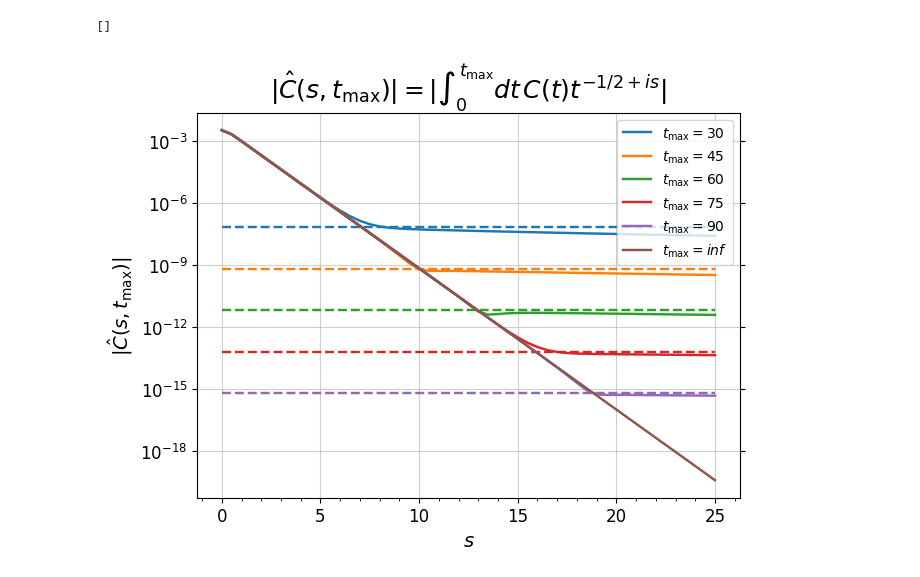
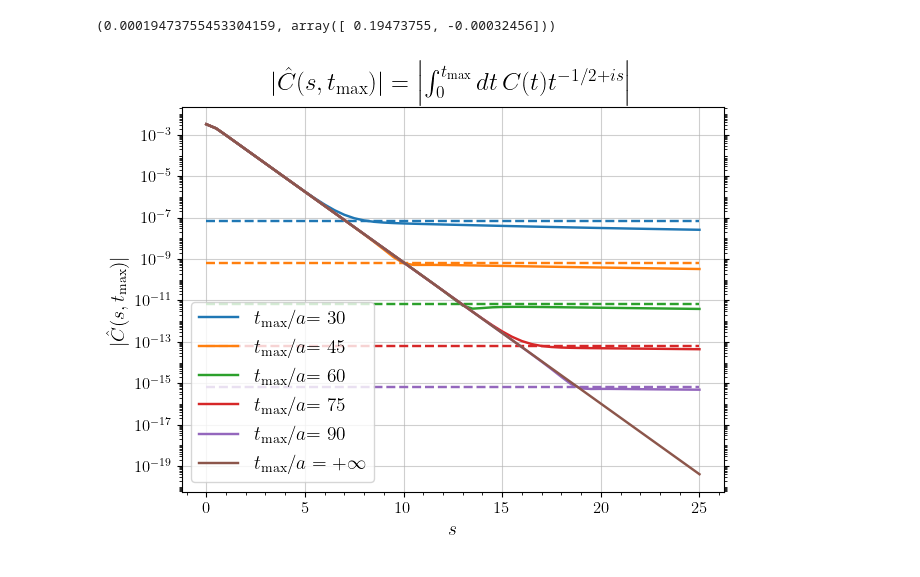
Before and after one commit to DiegoToniolo/Analysis_spectral_densities, a Jupyter notebook: plots_single_exp.ipynb, the cells around one changed output. Cells and saved outputs as stored; diff of their text form; code cells hidden in the pictures.

```diff
--- a/plots_single_exp.ipynb
+++ b/plots_single_exp.ipynb
@@ -180,29 +183,36 @@ def bound_smax(w, s_max, n, par, cov, smearing = "Tikhonov", sigma = 1e-6, t_max
         mell += b
         #J_mell += J_b
     return (not print_J)*(c * mell.real, c * np.sqrt(J_mell.real.T @ cov @ J_mell.real)) + (print_J)*(c*mell.real, c*J_mell.real)
+# %%
+bound_smax(0.5, 18, 0, [0.001, 0.3], np.diag([0, 0]), "Breit-Wigner", 270*0.065/197.3, +np.inf, True)
+# %% [output]
+(0.00019473755453304159, array([ 0.19473755, -0.00032456]))
 # %%
 par = np.array([0.001, 0.3])
 t_max = [30, 45, 60, 75, 90, +np.inf]
 s = np.linspace(0.0001, 25, 51)
 
 for ti in range(len(t_max)):
     y, J = mellin_C2(s, par, 0, t_max[ti])
     mod, _ = modulus(y, J, print_J=True)
-    line, = plt.plot(s, np.sqrt(2*np.pi)*mod, label = r"$t_\mathrm{max}$"+r"$={}$".format(t_max[ti]))
+    if t_max[ti] == +np.inf:
+        line, = plt.plot(s, np.sqrt(2*np.pi)*mod, label = r"$t_\mathrm{max}/a = +\infty$")
+    else:
+        line, = plt.plot(s, np.sqrt(2*np.pi)*mod, label = r"$t_\mathrm{max}/a$"+r"$={}$".format(t_max[ti]))
     b, _= bound_mellin(t_max[ti], par, 0, 0, print_J=True)
     plt.plot(s, np.sqrt(2*np.pi)*np.full(len(s), b), linestyle='--', color=line.get_color())
 plt.legend()
 plt.xlabel(r"$s$")
 plt.ylabel(r"$|\hat{C}(s, t_\mathrm{max})|$")
-plt.title(r"$|\hat{C}(s, t_\mathrm{max})|=|\int_0^{t_\mathrm{max}}dt\,C(t)t^{-1/2+is}|$")
+plt.title(r"$|\hat{C}(s, t_\mathrm{max})|=\left\vert\int_0^{t_\mathrm{max}}dt\,C(t)t^{-1/2+is}\right\vert$")
+ax = plt.gca()
+plt.semilogy()
 ax = plt.gca()
 ax.xaxis.set_major_locator(MultipleLocator(5))
 ax.xaxis.set_minor_locator(MultipleLocator(1))
-ax.yaxis.set_major_locator(LogLocator(10))
-ax.yaxis.set_minor_locator(LogLocator(base=10.0,subs=np.arange(10, 100, 10),numticks=20))
+ax.yaxis.set_major_locator(LogLocator(10, numticks=15))
+ax.yaxis.set_minor_locator(LogLocator(base=10.0,subs=np.arange(10, 100, 10)*0.1,numticks=20))
 ax.yaxis.set_minor_formatter(NullFormatter())
-plt.semilogy()
 # %% [output]
-[]
-[figure, old version]
+[figure, new version]
 # %%
```
Also changed, not shown: parts of 4 cells of this notebook, 1 other file.
